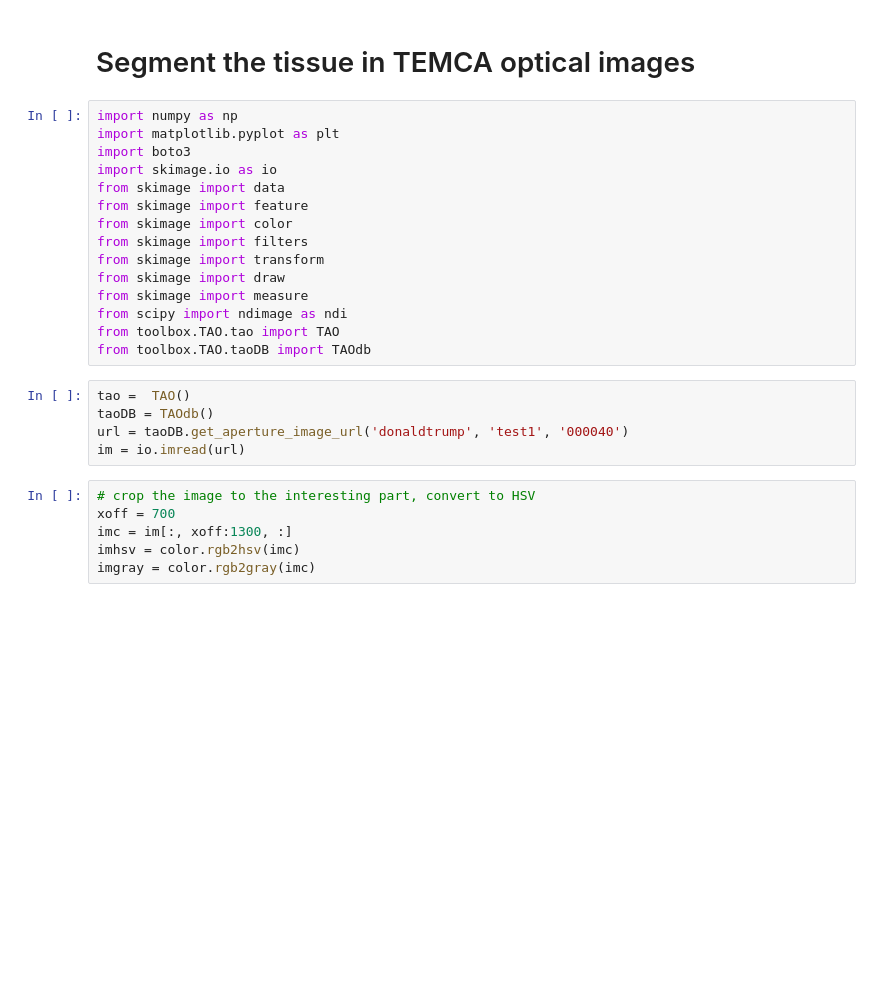
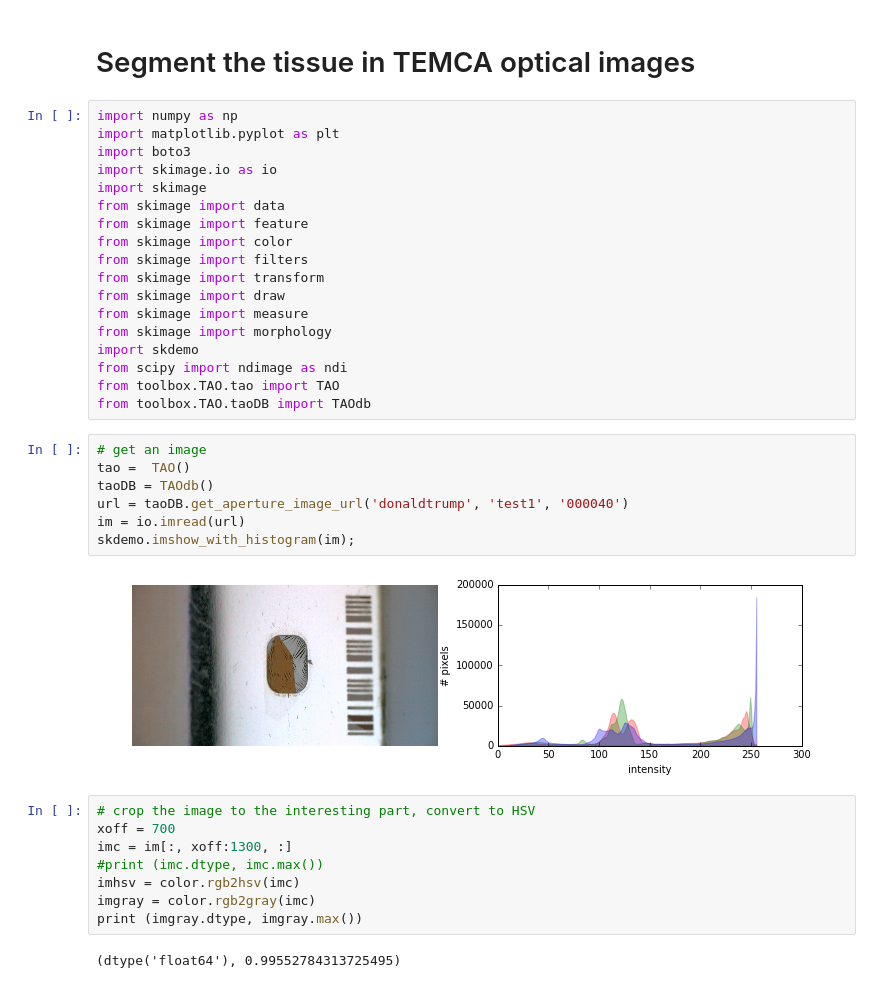
Before and after one commit to jaybo/Python-Notebooks, a Jupyter notebook: TEMCA/OpticalSegmentation.ipynb, the cells around one changed output. Saved outputs shown, nothing was run; the diff lists cells and outputs as text; blank space fills up the shorter version.

```diff
--- a/TEMCA/OpticalSegmentation.ipynb
+++ b/TEMCA/OpticalSegmentation.ipynb
@@ -7,6 +7,7 @@ import numpy as np
 import matplotlib.pyplot as plt
 import boto3
 import skimage.io as io
+import skimage
 from skimage import data
 from skimage import feature
 from skimage import color
@@ -14,18 +15,28 @@ from skimage import filters
 from skimage import transform
 from skimage import draw
 from skimage import measure
+from skimage import morphology
+import skdemo
 from scipy import ndimage as ndi
 from toolbox.TAO.tao import TAO
 from toolbox.TAO.taoDB import TAOdb
 # %%
+# get an image
 tao =  TAO()
 taoDB = TAOdb()
 url = taoDB.get_aperture_image_url('donaldtrump', 'test1', '000040')
 im = io.imread(url)
+skdemo.imshow_with_histogram(im);
+# %% [output]
+[figure, added]
 # %%
 # crop the image to the interesting part, convert to HSV
 xoff = 700
 imc = im[:, xoff:1300, :]
+#print (imc.dtype, imc.max())
 imhsv = color.rgb2hsv(imc)
 imgray = color.rgb2gray(imc)
+print (imgray.dtype, imgray.max())
+# %% [output]
+(dtype('float64'), 0.99552784313725495)
 # %%
```
Also changed, not shown: parts of 7 cells of this notebook, 1 other file.
